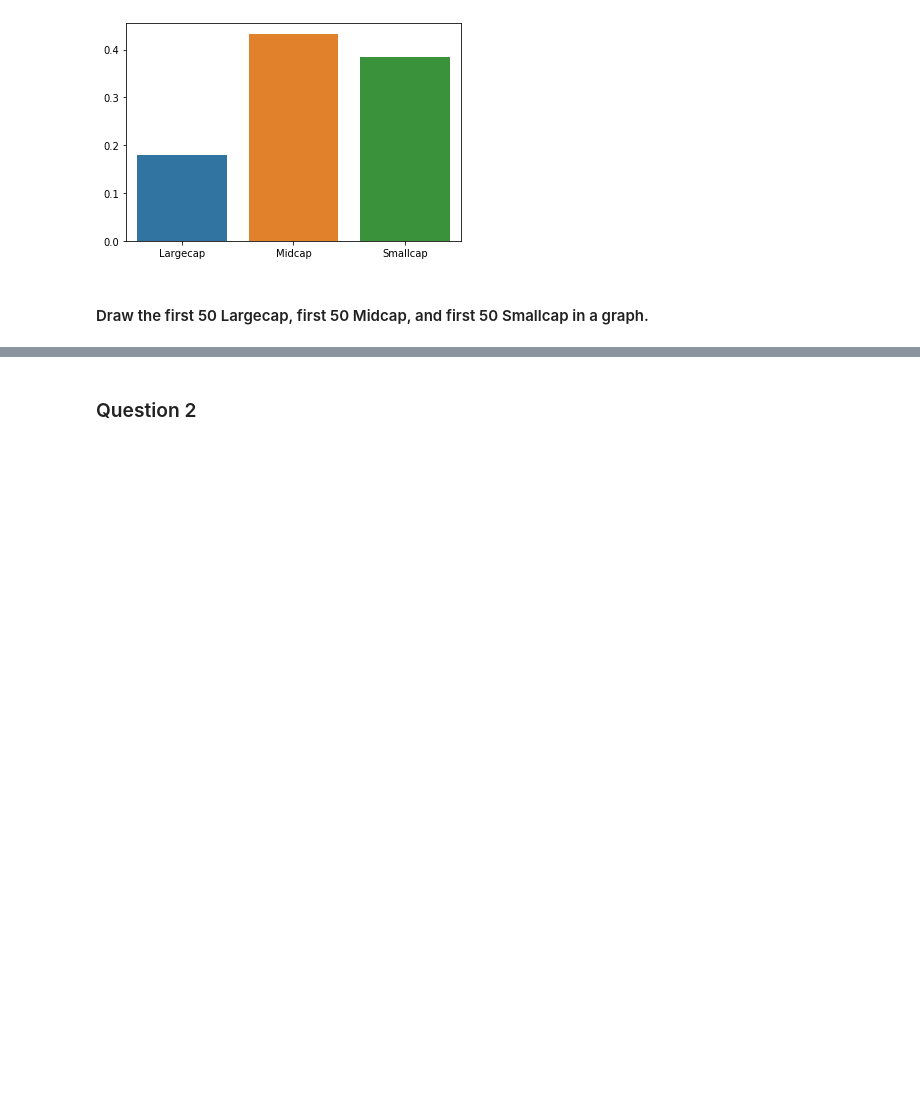
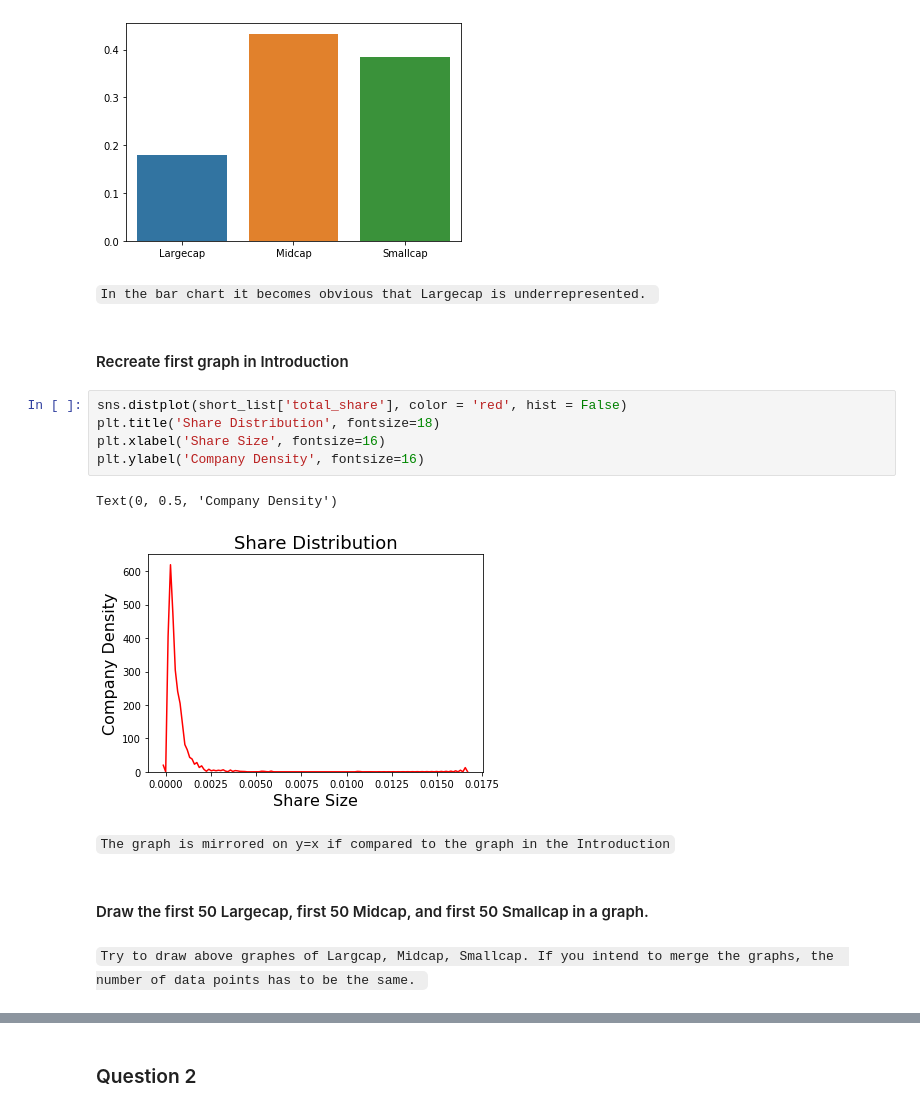
Before and after one commit to tcd1558/MMD_Week8_Homework, a Jupyter notebook: HW_DataViz.2.ipynb, the cells around one changed output, grey strips where cells are left out. Cells and saved outputs as stored; diff of their text form; blank space fills up the shorter version.

```diff
--- a/HW_DataViz.2.ipynb
+++ b/HW_DataViz.2.ipynb
@@ -363,5 +469,22 @@ sns.barplot(distribution.columns, distribution.iloc[0,:].values)
 # %% [output]
 <matplotlib.axes._subplots.AxesSubplot at 0x...>
 [figure]
+# %% [markdown]
+`In the bar chart it becomes obvious that Largecap is underrepresented. `
+# %% [markdown]
+#### Recreate first graph in Introduction
+# %%
+sns.distplot(short_list['total_share'], color = 'red', hist = False)
+plt.title('Share Distribution', fontsize=18)
+plt.xlabel('Share Size', fontsize=16)
+plt.ylabel('Company Density', fontsize=16)
+# %% [output]
+Text(0, 0.5, 'Company Density')
+[figure, added]
+# %% [markdown]
+`The graph is mirrored on y=x if compared to the graph in the Introduction`
 # %% [markdown]
 #### Draw the first 50 Largecap, first 50 Midcap, and first 50 Smallcap in a graph.
+# %% [markdown]
+`Try to draw above graphes of Largcap, Midcap, Smallcap. If you intend to merge the graphs, the
+number of data points has to be the same. `
```
Also changed, not shown: parts of 75 cells of this notebook.
